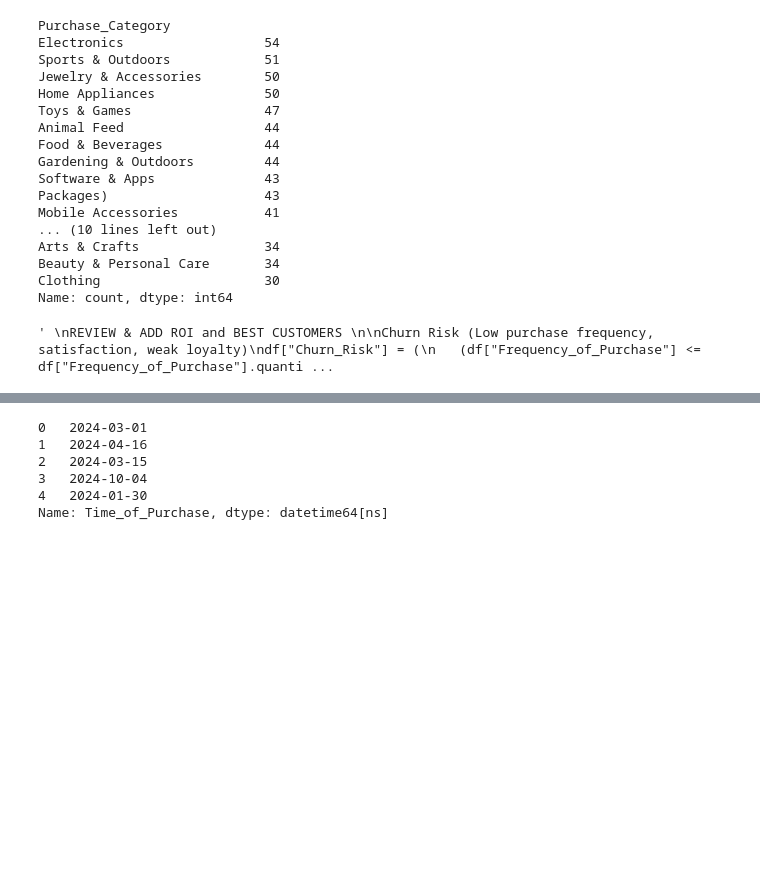
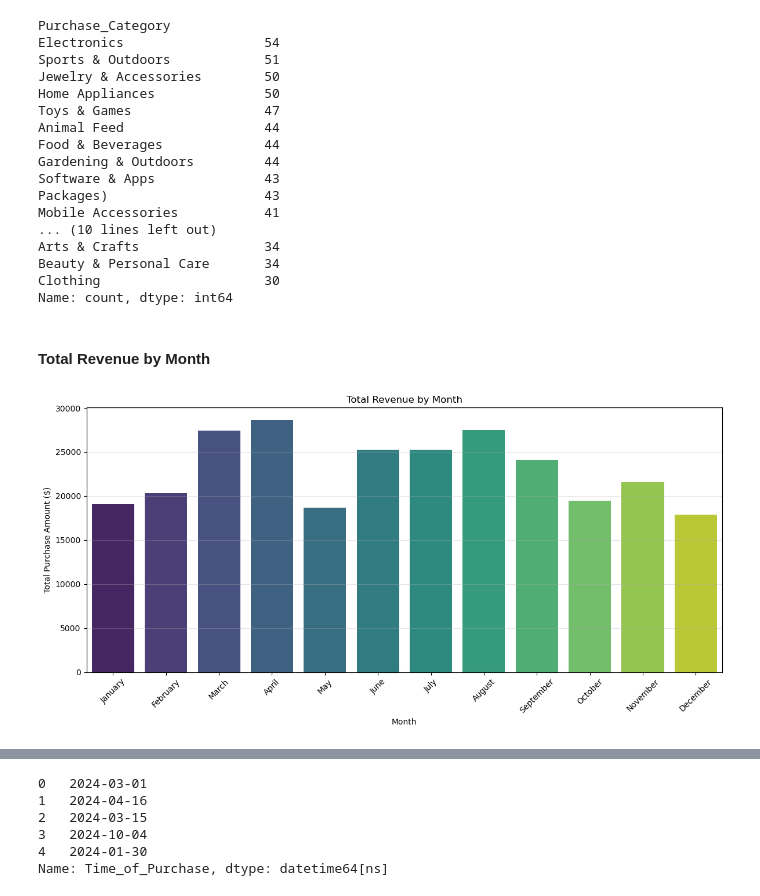
Before and after one commit to marianemcgrath/pfda, a Jupyter notebook: project/project.ipynb, the cells around one changed output, grey strips where cells are left out. Drawn from its saved outputs; the diff is of its cells as text; code cells hidden in the pictures; blank space fills up the shorter version.

```diff
--- a/project/project.ipynb
+++ b/project/project.ipynb
@@ -702,16 +759,27 @@ Arts & Crafts                34
 Beauty & Personal Care       34
 Clothing                     30
 Name: count, dtype: int64
-# %%
-'''
-REVIEW & ADD ROI and BEST CUSTOMERS
-
-Churn Risk (Low purchase frequency, satisfaction, weak loyalty)
-df["Churn_Risk"] = (
-   (df["Frequency_of_Purchase"] <= df["Frequency_of_Purchase"].quantile(0.25)) &
-   (df["Customer_Satisfaction"] <= 2) &
-   (df["Brand_Loyalty"] <= 2)).astype(int)
-
-'''
-# %% [output]
-' \nREVIEW & ADD ROI and BEST CUSTOMERS \n\nChurn Risk (Low purchase frequency, satisfaction, weak loyalty)\ndf["Churn_Risk"] = (\n   (df["Frequency_of_Purchase"] <= df["Frequency_of_Purchase"].quanti ...
+# %% [markdown]
+#### Total Revenue by Month
+# %%
+# Converting date and extract month
+df['Time_of_Purchase'] = pd.to_datetime(df['Time_of_Purchase'], format='%m/%d/%Y')
+df['Month'] = df['Time_of_Purchase'].dt.month
+df['Month_Name'] = df['Time_of_Purchase'].dt.strftime('%B')  # For better formatting
+
+# Aggregate total revenue by month
+monthly_revenue = df.groupby(['Month', 'Month_Name'])['Purchase_Amount'].sum().reset_index()
+monthly_revenue = monthly_revenue.sort_values('Month')  # Ensure chronological order
+
+# Plot
+plt.figure(figsize=(12, 6))
+sns.barplot(data=monthly_revenue, x='Month_Name', y='Purchase_Amount', hue='Month_Name', palette='viridis')
+plt.title('Total Revenue by Month')
+plt.xlabel('Month')
+plt.ylabel('Total Purchase Amount ($)')
+plt.xticks(rotation=45)
+plt.grid(axis='y', alpha=0.3)
+plt.tight_layout()
+plt.show()
+# %% [output]
+[figure, added]
```
Also changed, not shown: parts of 15 cells of this notebook, 1 other file.
